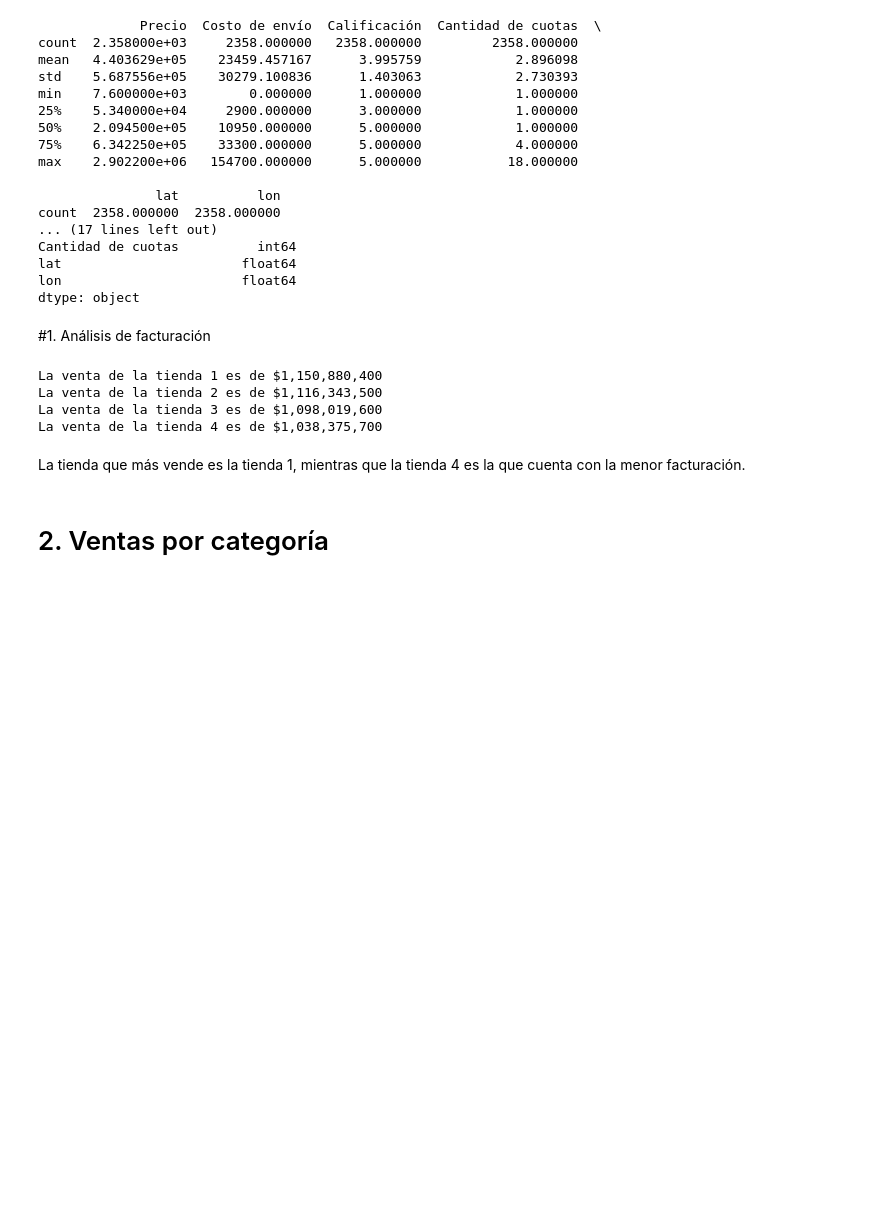
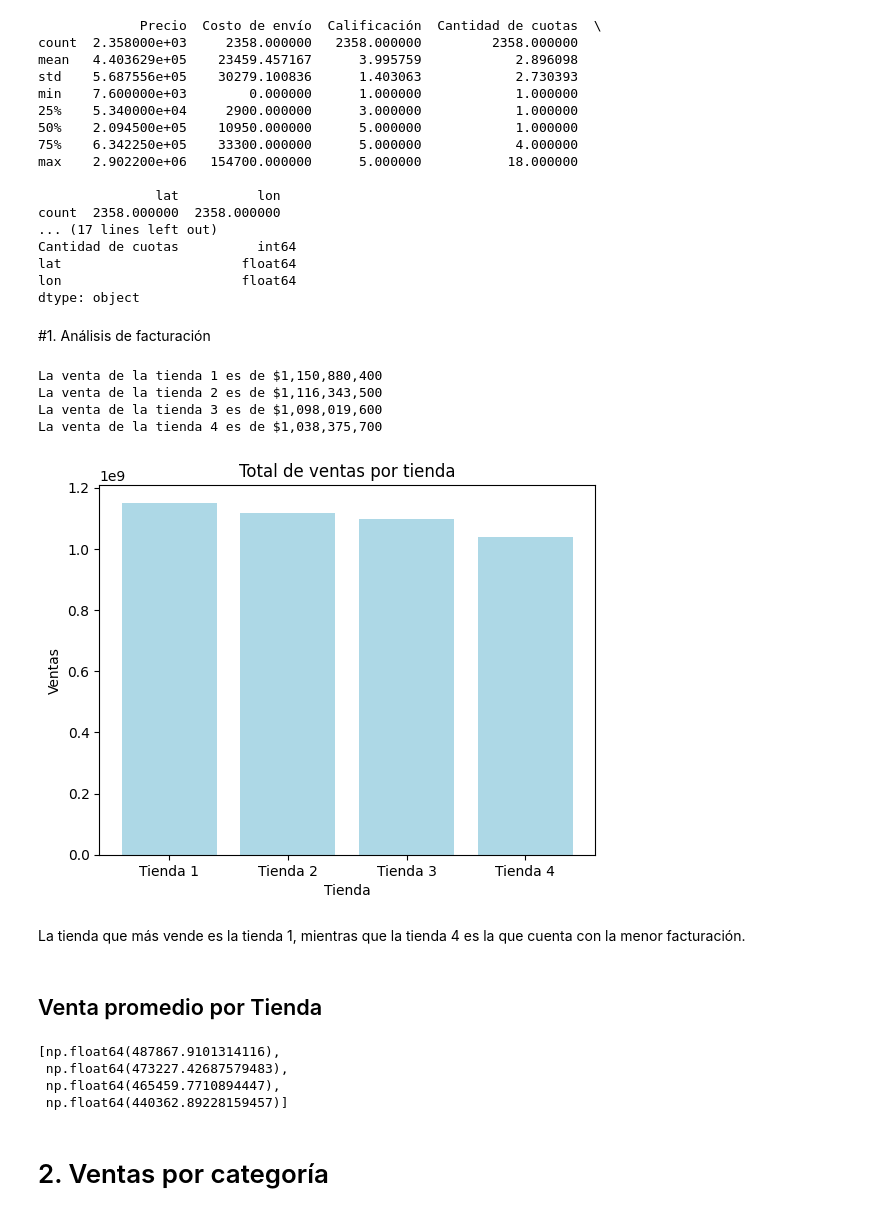
Before and after one commit to chris-zapata/alura_store, a Jupyter notebook: AluraStoreLatam.ipynb, the cells around one changed output. Saved outputs shown, nothing was run; the diff lists cells and outputs as text; code cells hidden in the pictures; blank space fills up the shorter version.

Commit message:
Revisión 1, que incluye el total del desafío obligatorio.

```diff
--- a/AluraStoreLatam.ipynb
+++ b/AluraStoreLatam.ipynb
@@ -134,5 +131,34 @@ tiendas = ['tienda_1', 'tienda_2', 'tienda_3', 'tienda_4']
+# %%
+import matplotlib.pyplot as plt
+
+ventas_tiendas = [venta, venta2, venta3, venta4]
+tiendas = ['Tienda 1', 'Tienda 2', 'Tienda 3', 'Tienda 4']
+
+#Creamos gráfico para comparar las ventas de cada tienda
+plt.bar(tiendas, ventas_tiendas, label='Ventas por tienda', color='lightblue')
+plt.title('Total de ventas por tienda')
+plt.xlabel('Tienda')
+plt.ylabel('Ventas')
+plt.show()
+# %% [output]
+[figure, added]
 # %% [markdown]
 La tienda que más vende es la tienda 1, mientras que la tienda 4 es la que cuenta con la menor facturación.
+# %% [markdown]
+## Venta promedio por Tienda
+# %%
+venta_promedio_1 = venta/tienda.shape[0]
+venta_promedio_2 = venta2/tienda2.shape[0]
+venta_promedio_3 = venta3/tienda3.shape[0]
+venta_promedio_4 = venta4/tienda4.shape[0]
+
+ventas_promedio = [venta_promedio_1,venta_promedio_2,venta_promedio_3,venta_promedio_4]
+ventas_promedio
+# %% [output]
+[np.float64(487867.9101314116),
+ np.float64(473227.42687579483),
+ np.float64(465459.7710894447),
+ np.float64(440362.89228159457)]
 # %% [markdown]
 # 2. Ventas por categoría
 # %%
```
Also changed, not shown: parts of 37 cells of this notebook.
